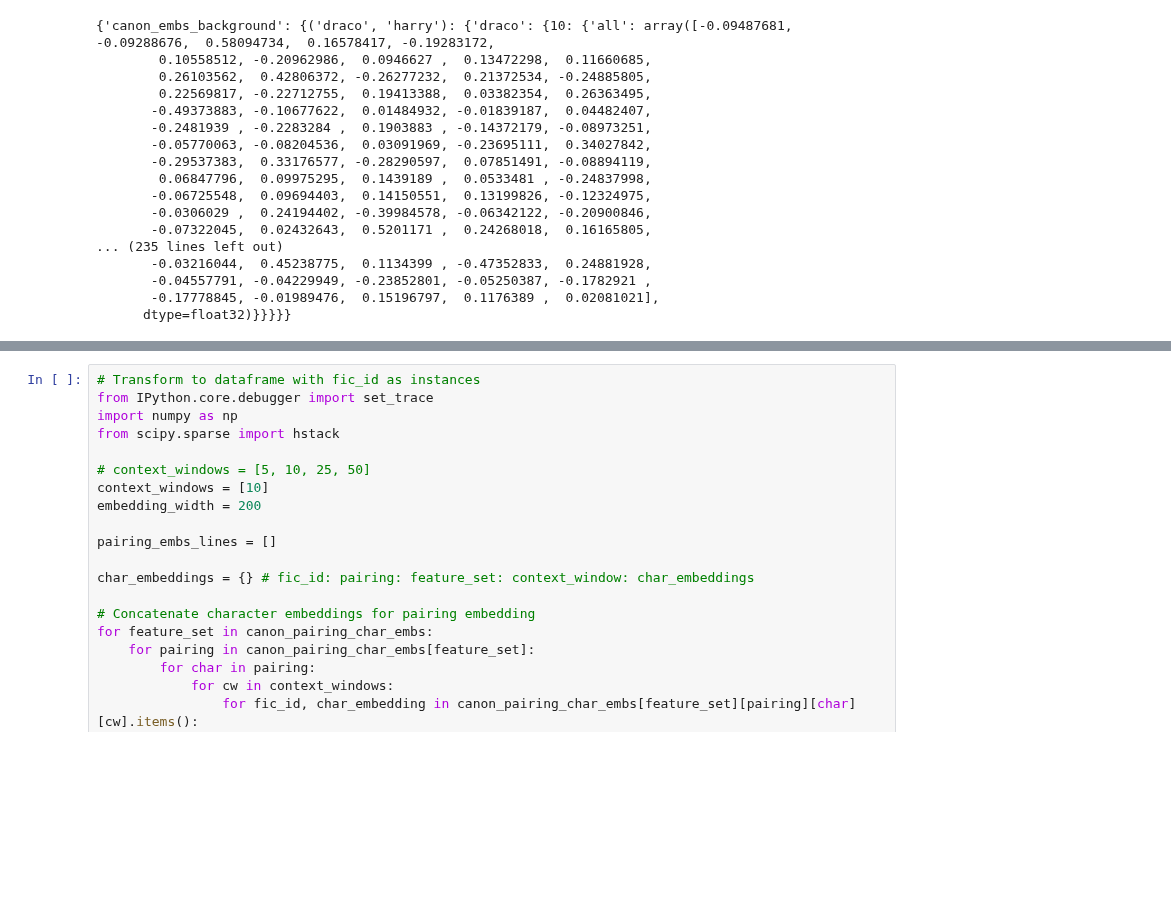
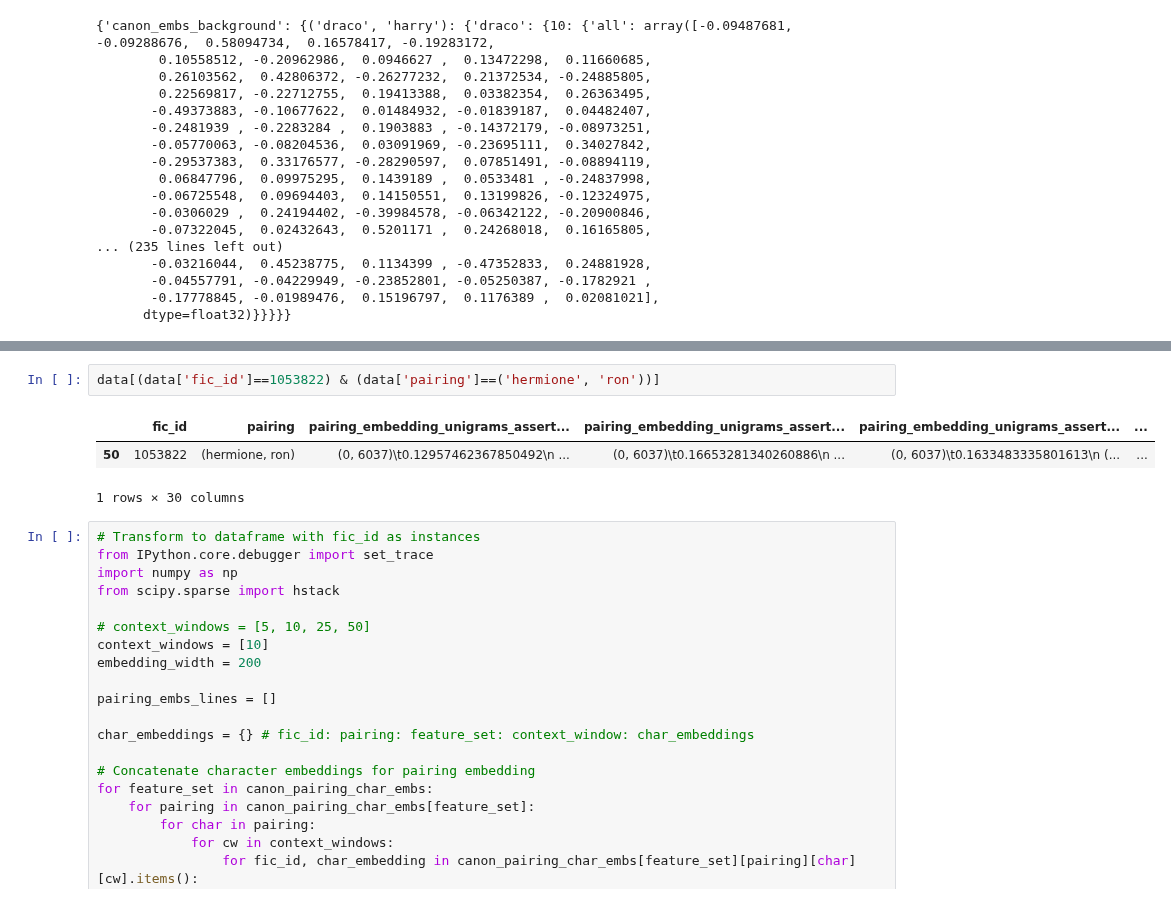
Before and after one commit to michaelmilleryoder/fanfiction-scripts, a Jupyter notebook: jupyter/emnlp2019_experiments.ipynb, the cells around one changed output, grey strips where cells are left out. Drawn from its saved outputs; the diff is of its cells as text; blank space fills up the shorter version.

```diff
--- a/jupyter/emnlp2019_experiments.ipynb
+++ b/jupyter/emnlp2019_experiments.ipynb
@@ -263,4 +264,10 @@ Index(['fic_id', 'pairing', 'pairing_embedding_unigrams_assertions_local_5',
       dtype='object')
+# %%
+data[(data['fic_id']==1053822) & (data['pairing']==('hermione', 'ron'))]
+# %% [output]
+|  | fic_id | pairing | pairing_embedding_unigrams_assert... | pairing_embedding_unigrams_assert... | pairing_embedding_unigrams_assert... | ... |
+| 50 | 1053822 | (hermione, ron) | (0, 6037)\t0.12957462367850492\n ... | (0, 6037)\t0.16653281340260886\n ... | (0, 6037)\t0.1633483335801613\n (... | ... |
+1 rows × 30 columns
 # %%
 # Transform to dataframe with fic_id as instances
 from IPython.core.debugger import set_trace
```
Also changed, not shown: parts of 1 cell of this notebook, 3 other files.
